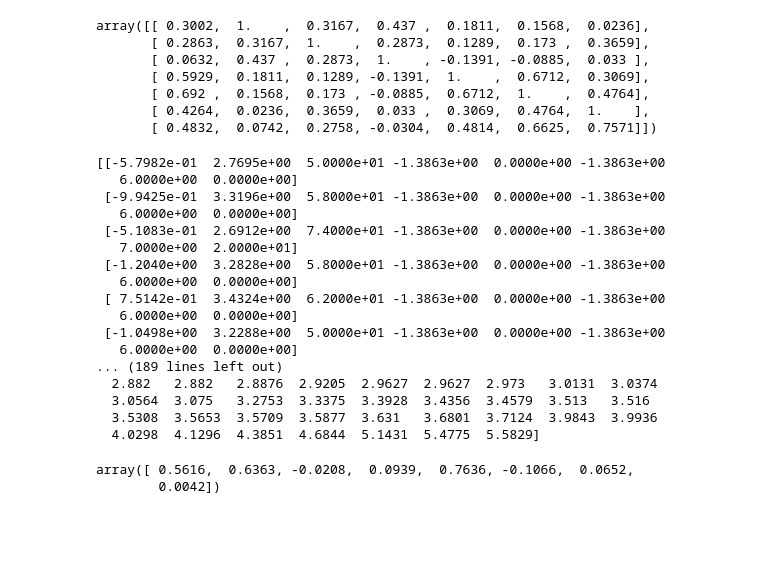
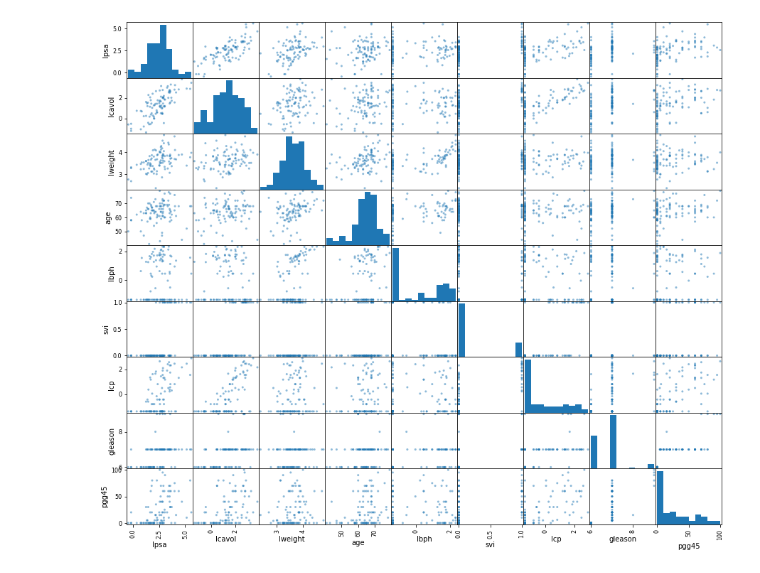
Before and after one commit to GordonGustafson/elements-of-statistical-learning, a Jupyter notebook: prostate-analysis/prostate.ipynb, the cells around one changed output. Cells and saved outputs as stored; diff of their text form; code cells hidden in the pictures; blank space fills up the shorter version.

```diff
--- a/prostate-analysis/prostate.ipynb
+++ b/prostate-analysis/prostate.ipynb
@@ -7,23 +7,27 @@ import sklearn.linear_model
 
 %matplotlib inline
 plt.rcParams['figure.figsize'] = (15.0, 13.0) # set default size of plots
-plt.rcParams['image.interpolation'] = 'nearest'
-plt.rcParams['image.cmap'] = 'gray'
 
 # for auto-reloading extenrnal modules
 # see http://stackoverflow.com/questions/1907993/autoreload-of-modules-in-ipython
 %load_ext autoreload
 %autoreload 2
 
-# Help see things more compactly
-np.set_printoptions(precision=4)
+# Display numbers more compactly
+np.set_printoptions(precision=3)
+pd.set_option("display.precision", 3)
+# When to wrap numpy output
+np.set_printoptions(linewidth=200)
 # %%
 # See https://web.stanford.edu/~hastie/ElemStatLearn/datasets/prostate.info.txt
 prostate_raw = pd.read_csv("prostate-cancer.tsv", sep='\t')
-# Put the response column first for convenience
-prostate_raw = prostate_raw[["lpsa", "lcavol", "lweight", "age", "lbph", "svi", "lcp", "gleason", "pgg45", "train"]]
 
-#prostate_train_raw = prostate_raw.loc[prostate_raw["train"] == "T"].drop(columns=["train"])
-#prostate_test_raw  = prostate_raw.loc[prostate_raw["train"] == "F"].drop(columns=["train"])
+training_split = prostate_raw[["train"]].to_numpy().flatten()  # make 1d array to use for boolean indexing later
+prostate_response = prostate_raw[["lpsa"]]
+prostate_predictors = prostate_raw[["lcavol", "lweight", "age", "lbph", "svi", "lcp", "gleason", "pgg45"]]
 
-#scatter_matrix_plot = pd.plotting.scatter_matrix(prostate_train_raw)
+scatter_matrix_plot = pd.plotting.scatter_matrix(
+    pd.concat([prostate_response, prostate_predictors], axis=1)
+)
+# %% [output]
+[figure, added]
@@ -36,48 +33,0 @@ prostate_train = scaler.transform(prostate_train_raw)
-# %%
-n = prostate_train.shape[0]
-cov = prostate_train.T.dot(prostate_train) / n
-# Print table 3.1 from the book
-cov[2:, 1:-1]
-# %% [output]
-array([[ 0.3002,  1.    ,  0.3167,  0.437 ,  0.1811,  0.1568,  0.0236],
-       [ 0.2863,  0.3167,  1.    ,  0.2873,  0.1289,  0.173 ,  0.3659],
-       [ 0.0632,  0.437 ,  0.2873,  1.    , -0.1391, -0.0885,  0.033 ],
-       [ 0.5929,  0.1811,  0.1289, -0.1391,  1.    ,  0.6712,  0.3069],
-       [ 0.692 ,  0.1568,  0.173 , -0.0885,  0.6712,  1.    ,  0.4764],
-       [ 0.4264,  0.0236,  0.3659,  0.033 ,  0.3069,  0.4764,  1.    ],
-       [ 0.4832,  0.0742,  0.2758, -0.0304,  0.4814,  0.6625,  0.7571]])
-# %%
-#X = prostate_train[:, 1:] # X_tr
-#y = prostate_train[:, 0]  # y_tr
-yX_combined = prostate_raw.drop(columns=["train"]).to_numpy()
-X = yX_combined[:, 1:]
-y = yX_combined[:, 0]
-
-print(X)
-print(y)
-
-XTXinv = np.linalg.inv(X.T.dot(X))
-#print(np.diagonal(XTXinv))
-
-B = XTXinv.dot(X.T.dot(y))
-B
-# %% [output]
-[[-5.7982e-01  2.7695e+00  5.0000e+01 -1.3863e+00  0.0000e+00 -1.3863e+00
-   6.0000e+00  0.0000e+00]
- [-9.9425e-01  3.3196e+00  5.8000e+01 -1.3863e+00  0.0000e+00 -1.3863e+00
-   6.0000e+00  0.0000e+00]
- [-5.1083e-01  2.6912e+00  7.4000e+01 -1.3863e+00  0.0000e+00 -1.3863e+00
-   7.0000e+00  2.0000e+01]
- [-1.2040e+00  3.2828e+00  5.8000e+01 -1.3863e+00  0.0000e+00 -1.3863e+00
-   6.0000e+00  0.0000e+00]
- [ 7.5142e-01  3.4324e+00  6.2000e+01 -1.3863e+00  0.0000e+00 -1.3863e+00
-   6.0000e+00  0.0000e+00]
- [-1.0498e+00  3.2288e+00  5.0000e+01 -1.3863e+00  0.0000e+00 -1.3863e+00
-   6.0000e+00  0.0000e+00]
-... (189 lines left out)
-  2.882   2.882   2.8876  2.9205  2.9627  2.9627  2.973   3.0131  3.0374
-  3.0564  3.075   3.2753  3.3375  3.3928  3.4356  3.4579  3.513   3.516
-  3.5308  3.5653  3.5709  3.5877  3.631   3.6801  3.7124  3.9843  3.9936
-  4.0298  4.1296  4.3851  4.6844  5.1431  5.4775  5.5829]
-array([ 0.5616,  0.6363, -0.0208,  0.0939,  0.7636, -0.1066,  0.0652,
-        0.0042])
```
Also changed, not shown: parts of 6 cells of this notebook.
